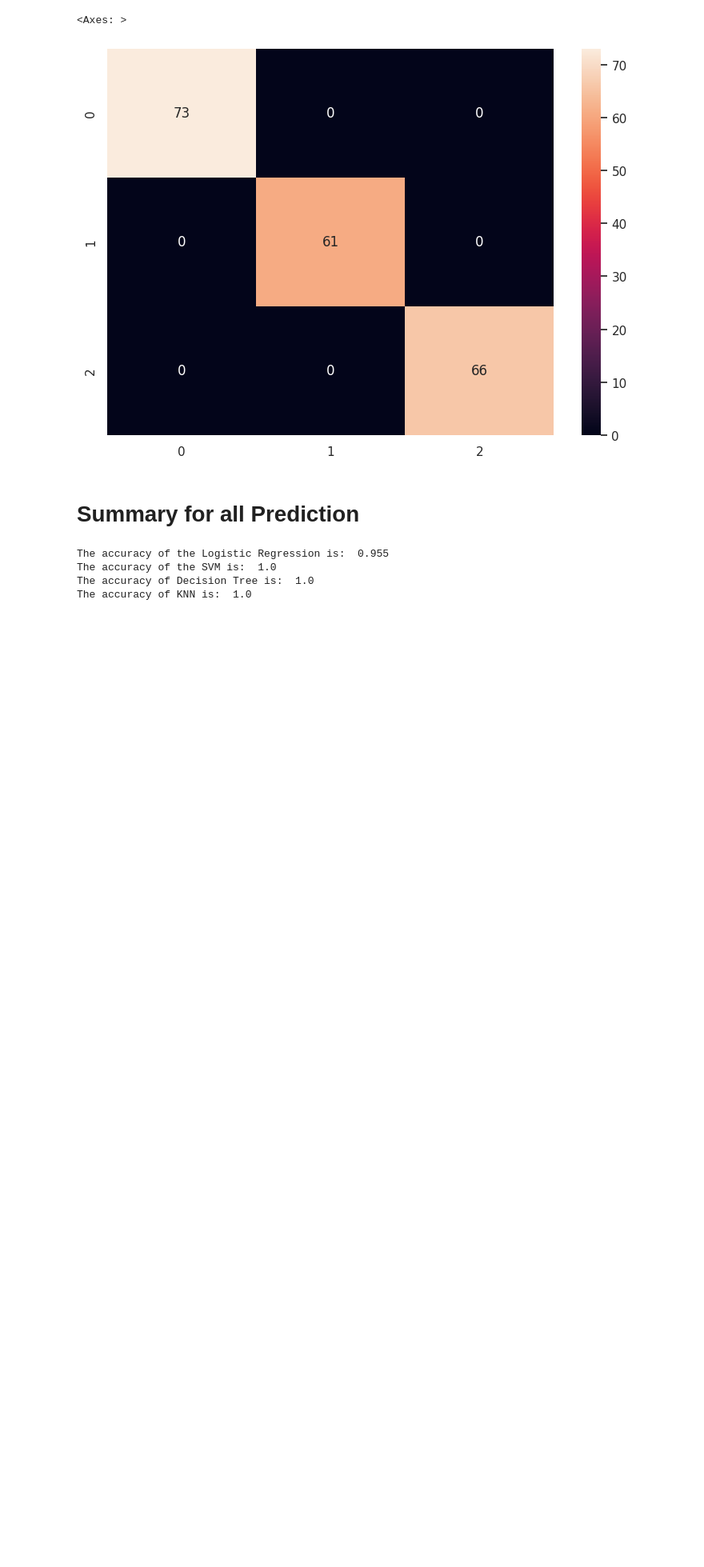
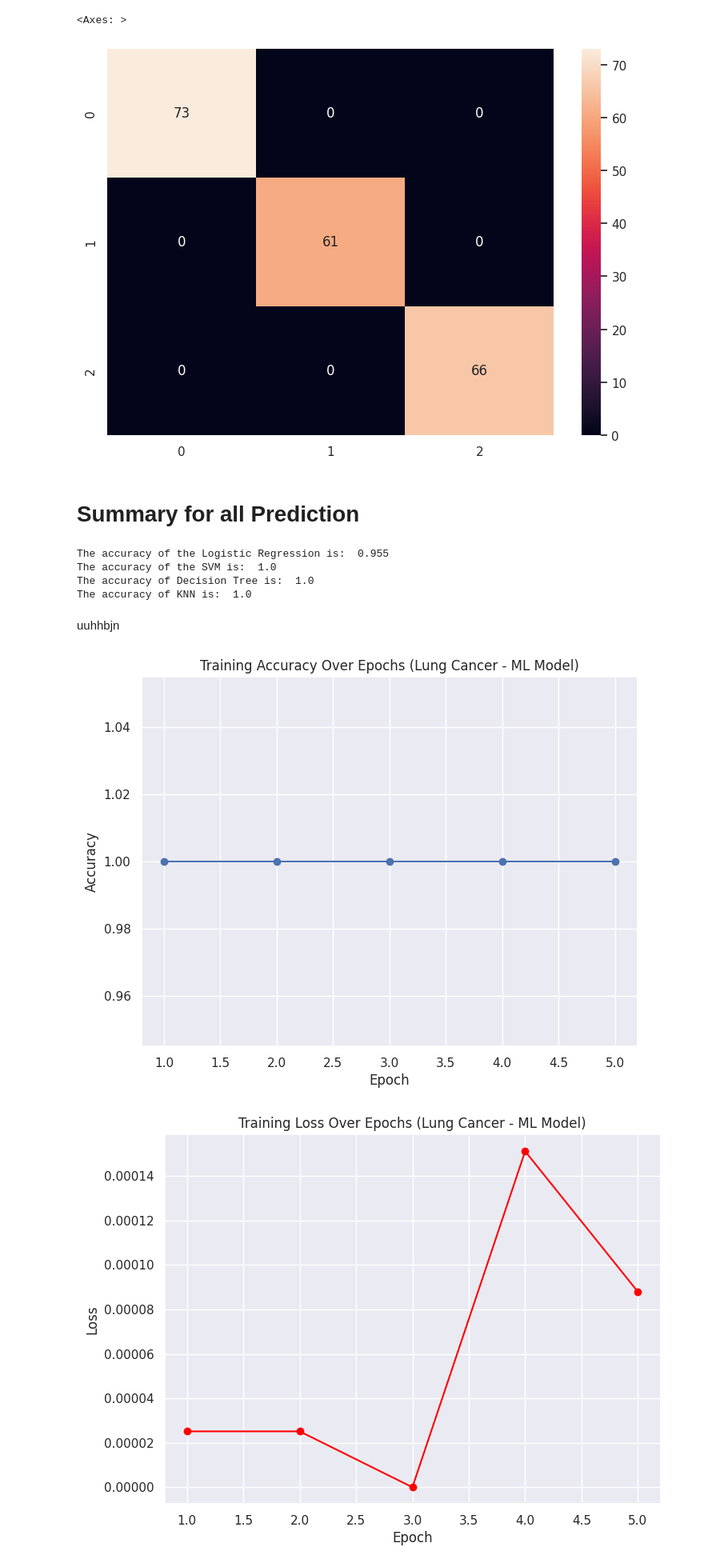
Before and after one commit to Albinsaji0/Albinsaji0, a Jupyter notebook: algorithms.ipynb, the cells around one changed output. Shown: that part at 80% size. Drawn from its saved outputs; the diff is of its cells as text; code cells hidden in the pictures; blank space fills up the shorter version.

```diff
--- a/algorithms.ipynb
+++ b/algorithms.ipynb
@@ -384,3 +382,66 @@ The accuracy of KNN is:  1.0
 import pickle
 filename = "final_model.pkl"
 pickle.dump(classifier , open(filename,'wb'))
+# %% [markdown]
+uuhhbjn
+# %%
+import pandas as pd
+import matplotlib.pyplot as plt
+from sklearn.ensemble import RandomForestClassifier
+from sklearn.metrics import accuracy_score, log_loss
+from sklearn.model_selection import train_test_split
+
+# 1. Load the lung cancer dataset
+df = pd.read_csv('data.csv')
+
+# 2. Drop unnecessary non-numeric columns
+df.drop(['index', 'Patient Id'], axis=1, inplace=True)
+
+# 3. Prepare X (features) and y (target)
+X = df.drop(columns='Level')
+y = df['Level']
+
+# 4. Encode target variable numerically
+y = y.map({'Low': 0, 'Medium': 1, 'High': 2})
+
+# 5. Split data into training and testing
+X_train, X_test, y_train, y_test = train_test_split(X, y, stratify=y, random_state=42, test_size=0.2)
+
+# 6. Simulate "epochs" (since Random Forest doesn't have real epochs)
+epochs = 5
+train_accuracies = []
+train_losses = []
+
+for epoch in range(1, epochs+1):
+    model = RandomForestClassifier(n_estimators=100, random_state=epoch*42)
+    model.fit(X_train, y_train)
+
+    train_preds = model.predict(X_train)
+    train_proba = model.predict_proba(X_train)
+
+    acc = accuracy_score(y_train, train_preds)
+    loss = log_loss(y_train, train_proba)
+
+    train_accuracies.append(acc)
+    train_losses.append(loss)
+
+# 7. Plot Training Accuracy
+plt.figure(figsize=(8,6))
+plt.plot(range(1, epochs+1), train_accuracies, marker='o')
+plt.title('Training Accuracy Over Epochs (Lung Cancer - ML Model)')
+plt.xlabel('Epoch')
+plt.ylabel('Accuracy')
+plt.grid(True)
+plt.show()
+
+# 8. Plot Training Loss
+plt.figure(figsize=(8,6))
+plt.plot(range(1, epochs+1), train_losses, color='red', marker='o')
+plt.title('Training Loss Over Epochs (Lung Cancer - ML Model)')
+plt.xlabel('Epoch')
+plt.ylabel('Loss')
+plt.grid(True)
+plt.show()
+# %% [output]
+[figure, added]
+[figure, added]
```
Also changed, not shown: parts of 1 cell of this notebook.
